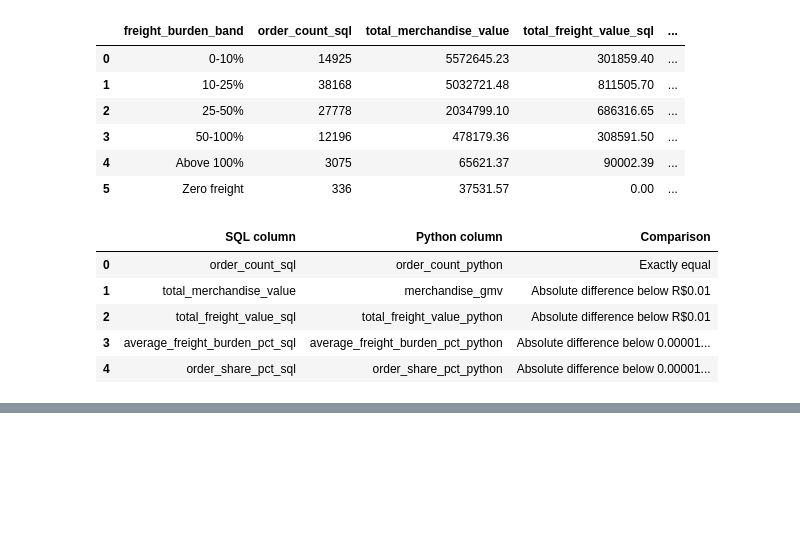
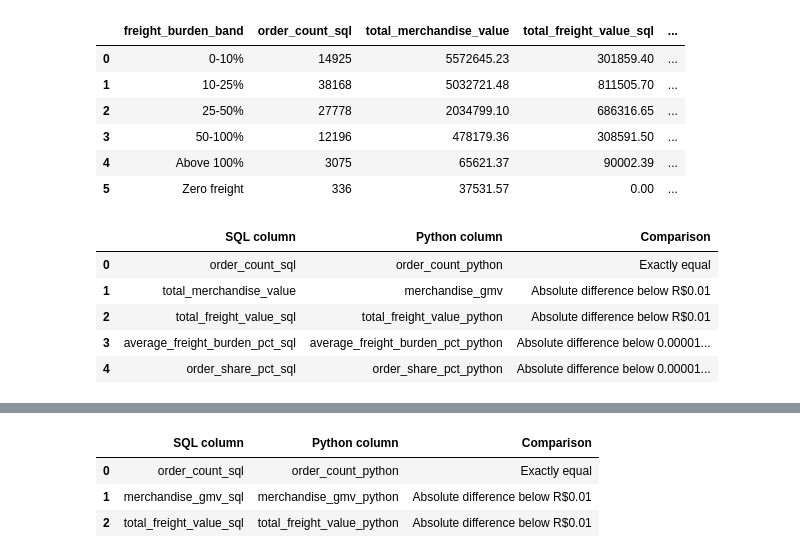
Before and after one commit to Yash1thHJ/DataAnalyst, a Jupyter notebook: notebooks/07_payment_and_commercial_analysis.ipynb, the cells around one changed output, grey strips where cells are left out. Cells and saved outputs as stored; diff of their text form; code cells hidden in the pictures; blank space fills up the shorter version.

```diff
--- a/notebooks/07_payment_and_commercial_analysis.ipynb
+++ b/notebooks/07_payment_and_commercial_analysis.ipynb
@@ -2947,9 +2947,7 @@ display(order_value_band_validation_summary)
 Orders worth R$100 or less represent 58.72% of delivered orders and 22.86% of merchandise value. The R$150–400 band contributes the largest merchandise-value share at 32.79%.
 # %%
 # Load the SQL freight-burden summary and inspect its structure before SQL–Python reconciliation.
-sql_freight_burden_summary = pd.read_csv(
-    "../reports/tables/sql_freight_burden_summary.csv"
-)
+sql_freight_burden_summary = pd.read_csv("../reports/tables/sql_freight_burden_summary.csv")
 
 print("Shape:", sql_freight_burden_summary.shape)
 print("Columns:", sql_freight_burden_summary.columns.tolist())
@@ -3065,0 +3132,37 @@ Average freight burden is the mean of individual order percentages. These bands
+# %%
+# Validate SQL–Python commercial-segment order counts and monetary totals.
+comparison_checks = [
+    ('order_count_sql', 'order_count_python', None),
+    ('merchandise_gmv_sql', 'merchandise_gmv_python', 0.01),
+    ('total_freight_value_sql', 'total_freight_value_python', 0.01)
+]
+
+commercial_segment_validation = []
+
+for sql_column, python_column, tolerance in comparison_checks:
+    sql_values = commercial_segment_comparison[sql_column]
+    python_values = commercial_segment_comparison[python_column]
+
+    if tolerance is None:
+        passed = sql_values.eq(python_values).fillna(False).all()
+        result = 'Exactly equal' if passed else 'Not equal'
+    else:
+        passed = ((sql_values - python_values).abs().lt(tolerance).fillna(False).all())
+        result = ('Absolute difference below R$0.01'
+                  if passed else 'Outside tolerance'
+                  )
+
+    commercial_segment_validation.append({
+        'SQL column': sql_column,
+        'Python column': python_column,
+        'Comparison': result
+    })
+
+commercial_segment_validation_summary = pd.DataFrame(commercial_segment_validation)
+
+display(commercial_segment_validation_summary)
+# %% [output]
+|  | SQL column | Python column | Comparison |
+| 0 | order_count_sql | order_count_python | Exactly equal |
+| 1 | merchandise_gmv_sql | merchandise_gmv_python | Absolute difference below R$0.01 |
+| 2 | total_freight_value_sql | total_freight_value_python | Absolute difference below R$0.01 |
```
Also changed, not shown: parts of 3 cells of this notebook, 2 other files.
